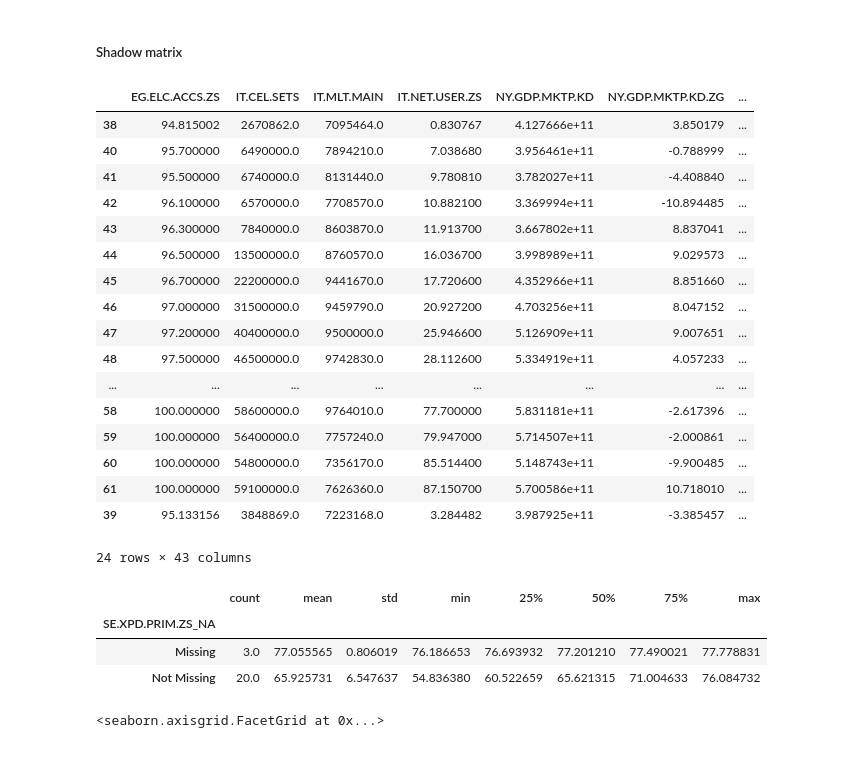
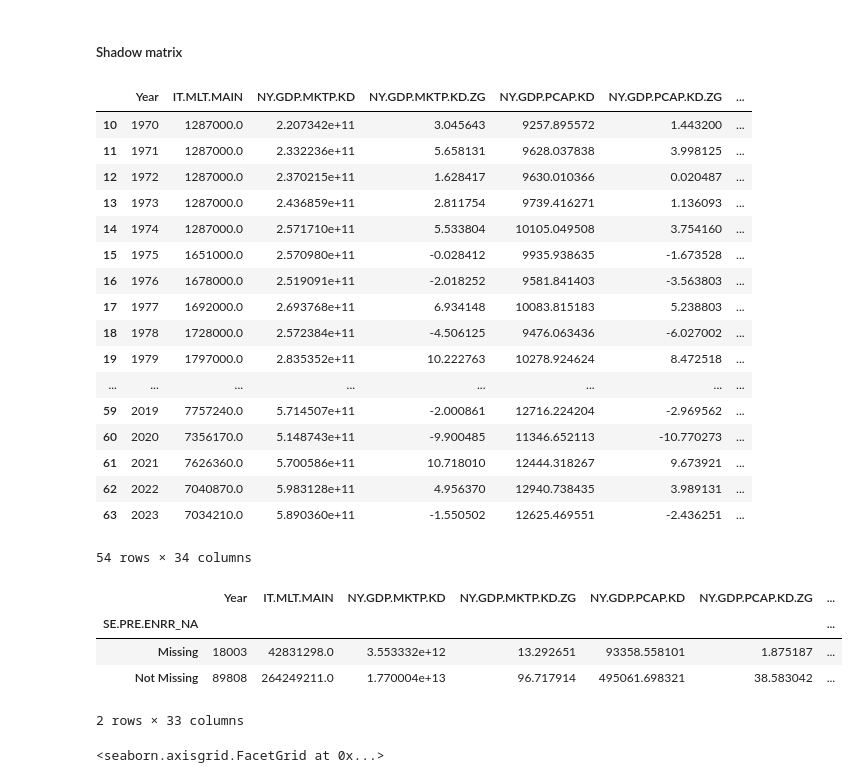
Before and after one commit to alejo-cuello/research-on-argentina, a Jupyter notebook: notebooks/0.1-alejo-explore_data.ipynb, the cells around one changed output. Drawn from its saved outputs; the diff is of its cells as text; code cells hidden in the pictures.

```diff
--- a/notebooks/0.1-alejo-explore_data.ipynb
+++ b/notebooks/0.1-alejo-explore_data.ipynb
@@ -168,6 +170,5 @@ plot_count_of_years_of_military_dictatorship(filter_by_cols_first(arg_di_df, 0.5
 # %% [markdown]
 ### Exploring missing variables
 # %%
-#TODO: Continue here
-arg_di_df_best_cases_2.rename(columns=dictionary.set_index("Indicator Code")["Indicator Name"].to_dict(),inplace=False).missing.missing_variable_plot(10)
+arg_di_df_best_cases.rename(columns=dictionary.set_index("Indicator Code")["Indicator Name"].to_dict(),inplace=False).missing.missing_variable_plot(10)
 # %% [output]
@@ -254,34 +281,35 @@ For example, when doing 'df[col].method(value, inplace=True)', try using 'df.met
 # %% [markdown]
 ##### Shadow matrix
 # %%
-shadow_matrix = arg_di_df_best_cases_2.missing.bind_shadow_matrix(only_missing = True,true_string=True, false_string=False)
+shadow_matrix = arg_di_df_best_cases.missing.bind_shadow_matrix(only_missing = True, true_string="Missing", false_string="Not Missing")
 shadow_matrix
 # %% [output]
-|  | EG.ELC.ACCS.ZS | IT.CEL.SETS | IT.MLT.MAIN | IT.NET.USER.ZS | NY.GDP.MKTP.KD | NY.GDP.MKTP.KD.ZG | ... |
-| 38 | 94.815002 | 2670862.0 | 7095464.0 | 0.830767 | 4.127666e+11 | 3.850179 | ... |
-| 40 | 95.700000 | 6490000.0 | 7894210.0 | 7.038680 | 3.956461e+11 | -0.788999 | ... |
-| 41 | 95.500000 | 6740000.0 | 8131440.0 | 9.780810 | 3.782027e+11 | -4.408840 | ... |
-| 42 | 96.100000 | 6570000.0 | 7708570.0 | 10.882100 | 3.369994e+11 | -10.894485 | ... |
-| 43 | 96.300000 | 7840000.0 | 8603870.0 | 11.913700 | 3.667802e+11 | 8.837041 | ... |
-| 44 | 96.500000 | 13500000.0 | 8760570.0 | 16.036700 | 3.998989e+11 | 9.029573 | ... |
-| 45 | 96.700000 | 22200000.0 | 9441670.0 | 17.720600 | 4.352966e+11 | 8.851660 | ... |
-| 46 | 97.000000 | 31500000.0 | 9459790.0 | 20.927200 | 4.703256e+11 | 8.047152 | ... |
-| 47 | 97.200000 | 40400000.0 | 9500000.0 | 25.946600 | 5.126909e+11 | 9.007651 | ... |
-| 48 | 97.500000 | 46500000.0 | 9742830.0 | 28.112600 | 5.334919e+11 | 4.057233 | ... |
+|  | Year | IT.MLT.MAIN | NY.GDP.MKTP.KD | NY.GDP.MKTP.KD.ZG | NY.GDP.PCAP.KD | NY.GDP.PCAP.KD.ZG | ... |
+| 10 | 1970 | 1287000.0 | 2.207342e+11 | 3.045643 | 9257.895572 | 1.443200 | ... |
+| 11 | 1971 | 1287000.0 | 2.332236e+11 | 5.658131 | 9628.037838 | 3.998125 | ... |
+| 12 | 1972 | 1287000.0 | 2.370215e+11 | 1.628417 | 9630.010366 | 0.020487 | ... |
+| 13 | 1973 | 1287000.0 | 2.436859e+11 | 2.811754 | 9739.416271 | 1.136093 | ... |
+| 14 | 1974 | 1287000.0 | 2.571710e+11 | 5.533804 | 10105.049508 | 3.754160 | ... |
+| 15 | 1975 | 1651000.0 | 2.570980e+11 | -0.028412 | 9935.938635 | -1.673528 | ... |
+| 16 | 1976 | 1678000.0 | 2.519091e+11 | -2.018252 | 9581.841403 | -3.563803 | ... |
+| 17 | 1977 | 1692000.0 | 2.693768e+11 | 6.934148 | 10083.815183 | 5.238803 | ... |
+| 18 | 1978 | 1728000.0 | 2.572384e+11 | -4.506125 | 9476.063436 | -6.027002 | ... |
+| 19 | 1979 | 1797000.0 | 2.835352e+11 | 10.222763 | 10278.924624 | 8.472518 | ... |
 | ... | ... | ... | ... | ... | ... | ... | ... |
-| 58 | 100.000000 | 58600000.0 | 9764010.0 | 77.700000 | 5.831181e+11 | -2.617396 | ... |
-| 59 | 100.000000 | 56400000.0 | 7757240.0 | 79.947000 | 5.714507e+11 | -2.000861 | ... |
-| 60 | 100.000000 | 54800000.0 | 7356170.0 | 85.514400 | 5.148743e+11 | -9.900485 | ... |
-| 61 | 100.000000 | 59100000.0 | 7626360.0 | 87.150700 | 5.700586e+11 | 10.718010 | ... |
-| 39 | 95.133156 | 3848869.0 | 7223168.0 | 3.284482 | 3.987925e+11 | -3.385457 | ... |
+| 59 | 2019 | 7757240.0 | 5.714507e+11 | -2.000861 | 12716.224204 | -2.969562 | ... |
+| 60 | 2020 | 7356170.0 | 5.148743e+11 | -9.900485 | 11346.652113 | -10.770273 | ... |
+| 61 | 2021 | 7626360.0 | 5.700586e+11 | 10.718010 | 12444.318267 | 9.673921 | ... |
+| 62 | 2022 | 7040870.0 | 5.983128e+11 | 4.956370 | 12940.738435 | 3.989131 | ... |
+| 63 | 2023 | 7034210.0 | 5.890360e+11 | -1.550502 | 12625.469551 | -2.436251 | ... |
-24 rows × 43 columns
+54 rows × 34 columns
 # %%
-shadow_matrix.groupby("SE.XPD.PRIM.ZS_NA")["SE.PRE.ENRR"].describe()
+shadow_matrix.groupby("SE.PRE.ENRR_NA").sum()
 # %% [output]
-|  | count | mean | std | min | 25% | 50% | 75% | max |
-| SE.XPD.PRIM.ZS_NA |  |  |  |  |  |  |  |  |
-| Missing | 3.0 | 77.055565 | 0.806019 | 76.186653 | 76.693932 | 77.201210 | 77.490021 | 77.778831 |
-| Not Missing | 20.0 | 65.925731 | 6.547637 | 54.836380 | 60.522659 | 65.621315 | 71.004633 | 76.084732 |
+|  | Year | IT.MLT.MAIN | NY.GDP.MKTP.KD | NY.GDP.MKTP.KD.ZG | NY.GDP.PCAP.KD | NY.GDP.PCAP.KD.ZG | ... |
+| SE.PRE.ENRR_NA |  |  |  |  |  |  | ... |
+| Missing | 18003 | 42831298.0 | 3.553332e+12 | 13.292651 | 93358.558101 | 1.875187 | ... |
+| Not Missing | 89808 | 264249211.0 | 1.770004e+13 | 96.717914 | 495061.698321 | 38.583042 | ... |
+2 rows × 33 columns
 # %%
 sns.displot(data=shadow_matrix,x="SE.PRE.ENRR",hue="SE.XPD.PRIM.ZS_NA",kind="kde")
 # %% [output]
```
Also changed, not shown: parts of 13 cells of this notebook, 1 other file.
